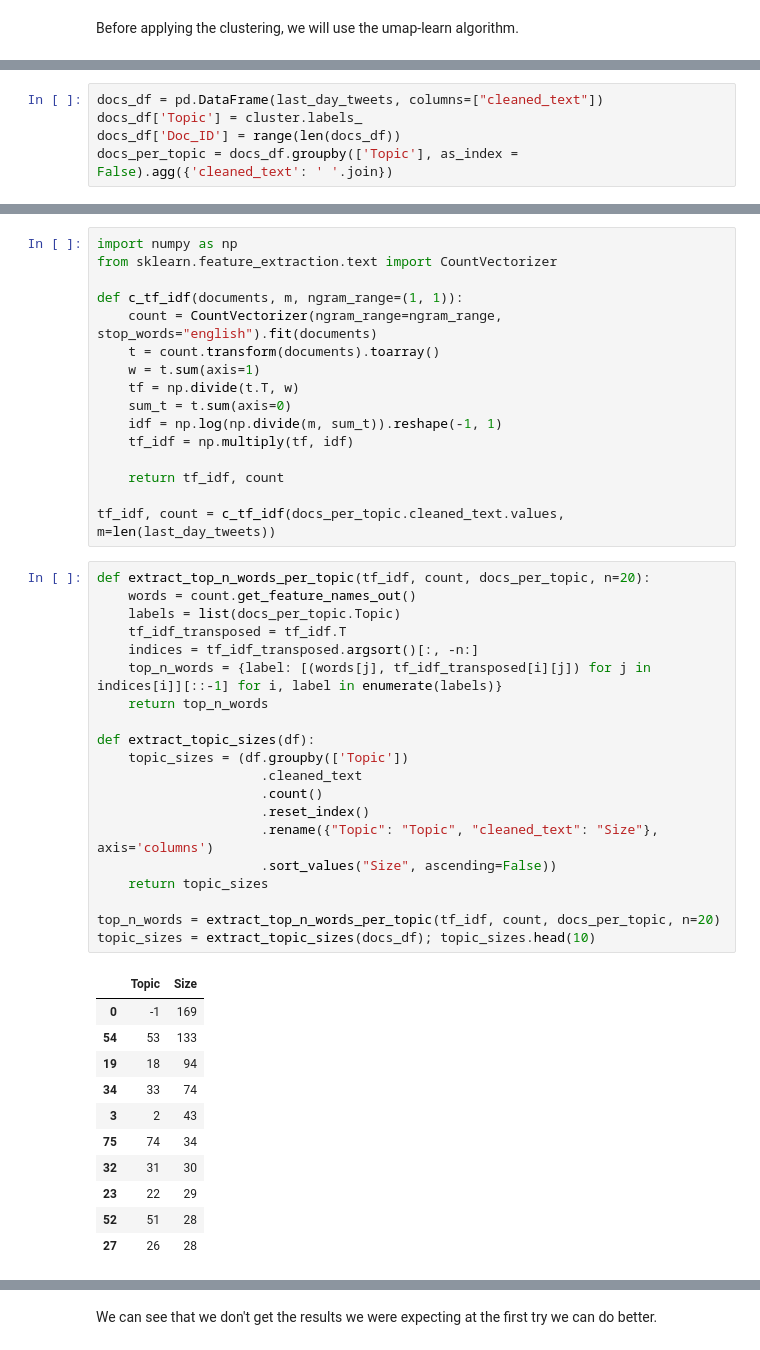
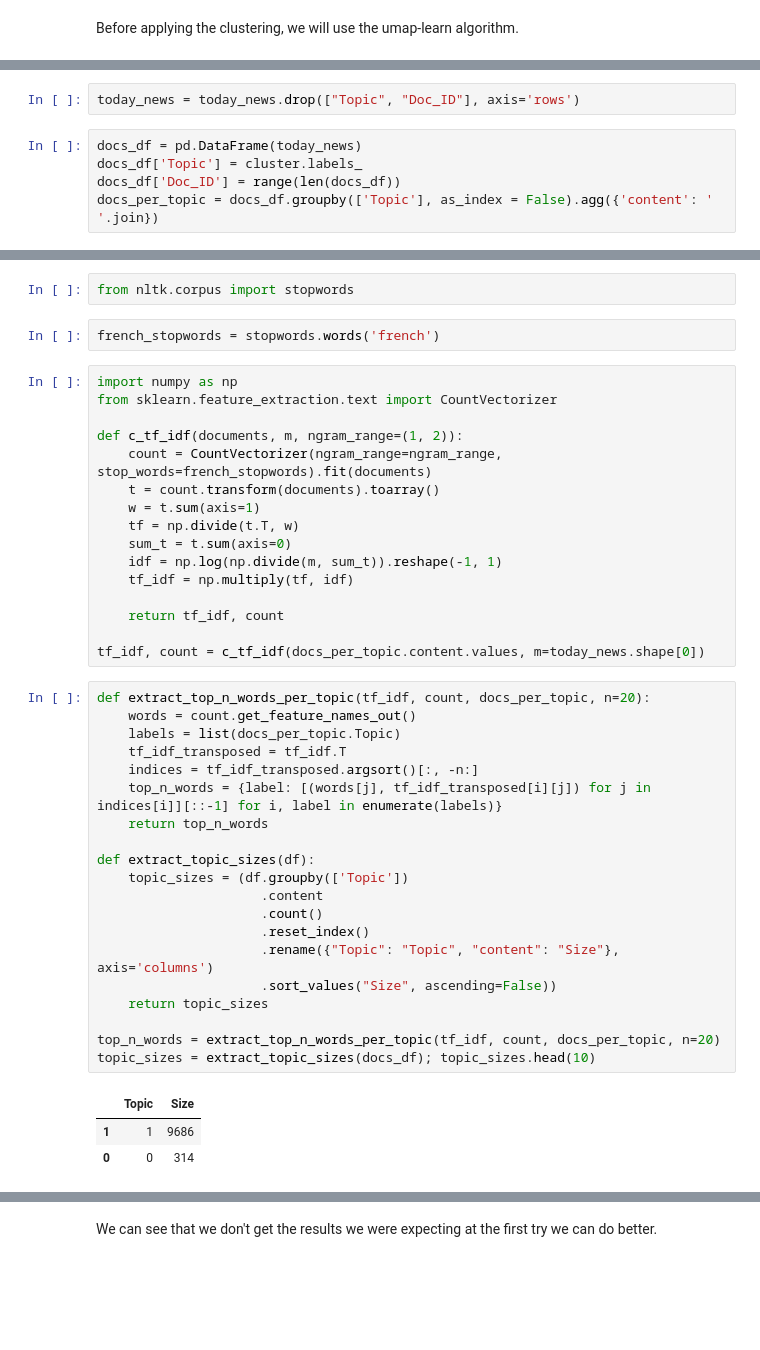
Before and after one commit to espoirMur/balobi_nini, a Jupyter notebook: notebooks/bertTopic.ipynb, the cells around one changed output, grey strips where cells are left out. Cells and saved outputs as stored; diff of their text form; blank space fills up the shorter version.

```diff
--- a/notebooks/bertTopic.ipynb
+++ b/notebooks/bertTopic.ipynb
@@ -260,8 +200,10 @@ result
+# %%
+today_news = today_news.drop(["Topic", "Doc_ID"], axis='rows')
 # %%
-docs_df = pd.DataFrame(last_day_tweets, columns=["cleaned_text"])
+docs_df = pd.DataFrame(today_news)
 docs_df['Topic'] = cluster.labels_
 docs_df['Doc_ID'] = range(len(docs_df))
-docs_per_topic = docs_df.groupby(['Topic'], as_index = False).agg({'cleaned_text': ' '.join})
+docs_per_topic = docs_df.groupby(['Topic'], as_index = False).agg({'content': ' '.join})
 # %%
 docs_per_topic
 # %% [output]
@@ -281,9 +213,13 @@ docs_per_topic
+# %%
+from nltk.corpus import stopwords
+# %%
+french_stopwords = stopwords.words('french')
 # %%
 import numpy as np
 from sklearn.feature_extraction.text import CountVectorizer
 
-def c_tf_idf(documents, m, ngram_range=(1, 1)):
-    count = CountVectorizer(ngram_range=ngram_range, stop_words="english").fit(documents)
+def c_tf_idf(documents, m, ngram_range=(1, 2)):
+    count = CountVectorizer(ngram_range=ngram_range, stop_words=french_stopwords).fit(documents)
     t = count.transform(documents).toarray()
     w = t.sum(axis=1)
     tf = np.divide(t.T, w)
@@ -293,37 +229,29 @@ def c_tf_idf(documents, m, ngram_range=(1, 1)):
 
     return tf_idf, count
 
-tf_idf, count = c_tf_idf(docs_per_topic.cleaned_text.values, m=len(last_day_tweets))
+tf_idf, count = c_tf_idf(docs_per_topic.content.values, m=today_news.shape[0])
 # %%
 def extract_top_n_words_per_topic(tf_idf, count, docs_per_topic, n=20):
     words = count.get_feature_names_out()
     labels = list(docs_per_topic.Topic)
     tf_idf_transposed = tf_idf.T
     indices = tf_idf_transposed.argsort()[:, -n:]
     top_n_words = {label: [(words[j], tf_idf_transposed[i][j]) for j in indices[i]][::-1] for i, label in enumerate(labels)}
     return top_n_words
 
 def extract_topic_sizes(df):
     topic_sizes = (df.groupby(['Topic'])
-                     .cleaned_text
+                     .content
                      .count()
                      .reset_index()
-                     .rename({"Topic": "Topic", "cleaned_text": "Size"}, axis='columns')
+                     .rename({"Topic": "Topic", "content": "Size"}, axis='columns')
                      .sort_values("Size", ascending=False))
     return topic_sizes
 
 top_n_words = extract_top_n_words_per_topic(tf_idf, count, docs_per_topic, n=20)
 topic_sizes = extract_topic_sizes(docs_df); topic_sizes.head(10)
 # %% [output]
 |  | Topic | Size |
-| 0 | -1 | 169 |
-| 54 | 53 | 133 |
-| 19 | 18 | 94 |
-| 34 | 33 | 74 |
-| 3 | 2 | 43 |
-| 75 | 74 | 34 |
-| 32 | 31 | 30 |
-| 23 | 22 | 29 |
-| 52 | 51 | 28 |
-| 27 | 26 | 28 |
+| 1 | 1 | 9686 |
+| 0 | 0 | 314 |
 # %%
```
Also changed, not shown: parts of 93 cells of this notebook, 6 other files.
